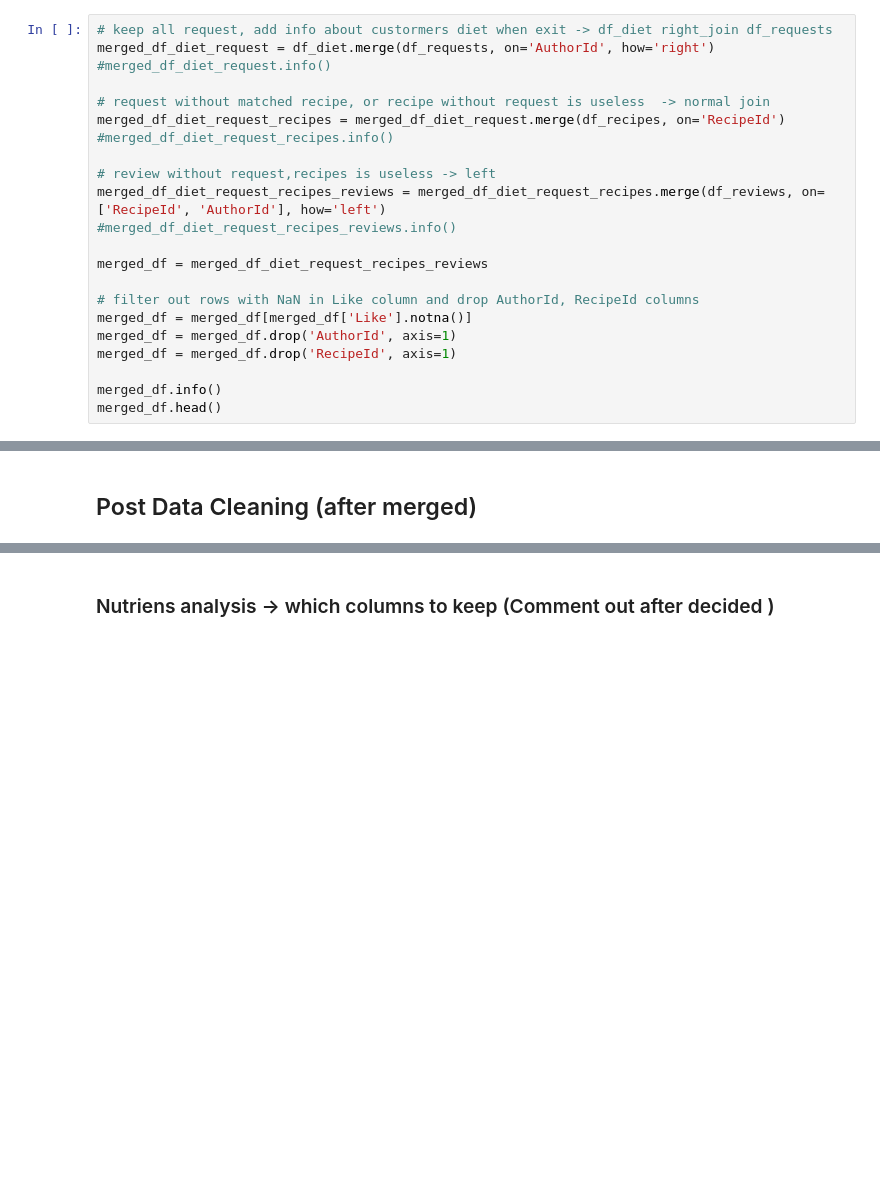
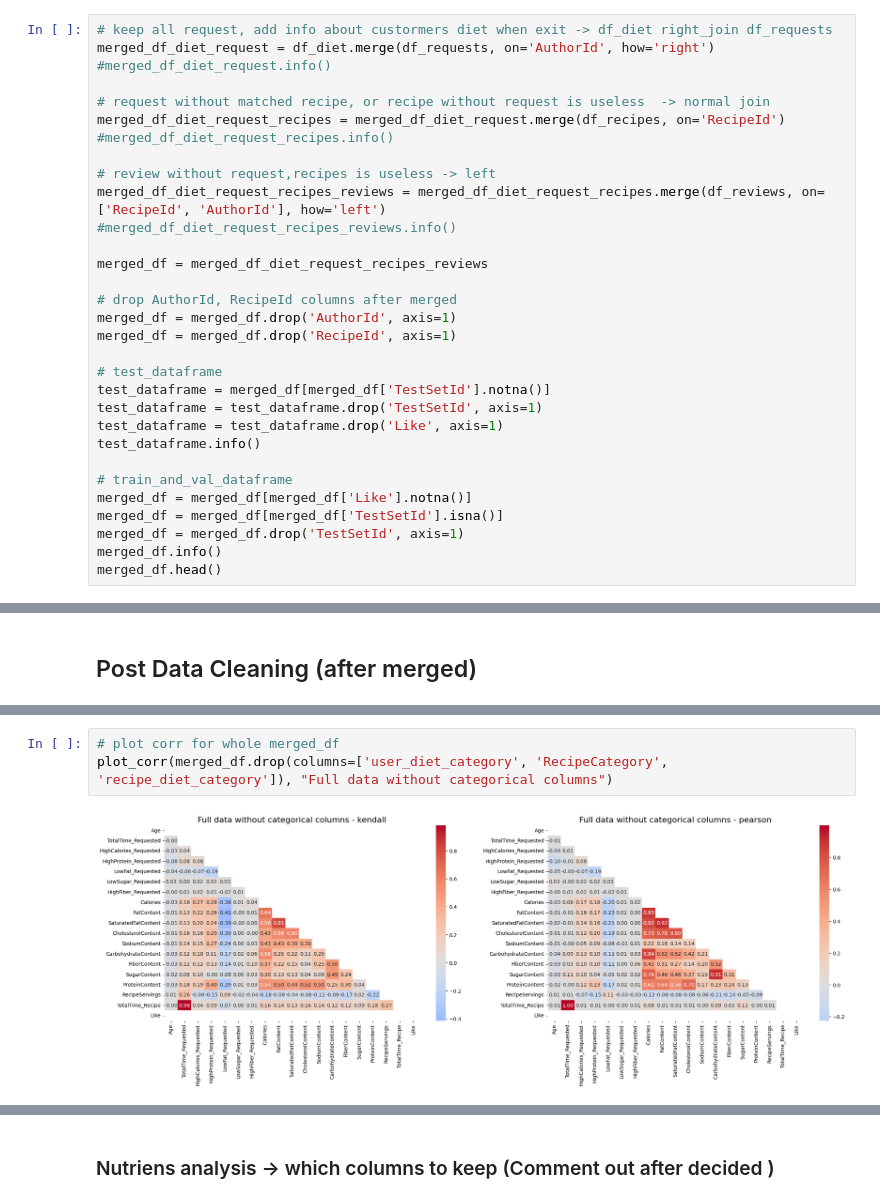
Before and after one commit to MasterWJK/Recepy_Cup_23-24, a Jupyter notebook: training/main_copy_bach_ngoc.ipynb, the cells around one changed output, grey strips where cells are left out. Cells and saved outputs as stored; diff of their text form; blank space fills up the shorter version.

```diff
--- a/training/main_copy_bach_ngoc.ipynb
+++ b/training/main_copy_bach_ngoc.ipynb
@@ -271,11 +266,20 @@ merged_df_diet_request_recipes_reviews = merged_df_diet_request_recipes.merge(df
 
 merged_df = merged_df_diet_request_recipes_reviews
 
-# filter out rows with NaN in Like column and drop AuthorId, RecipeId columns
-merged_df = merged_df[merged_df['Like'].notna()]
+# drop AuthorId, RecipeId columns after merged
 merged_df = merged_df.drop('AuthorId', axis=1)
 merged_df = merged_df.drop('RecipeId', axis=1)
 
+# test_dataframe
+test_dataframe = merged_df[merged_df['TestSetId'].notna()]
+test_dataframe = test_dataframe.drop('TestSetId', axis=1)
+test_dataframe = test_dataframe.drop('Like', axis=1)
+test_dataframe.info()
+
+# train_and_val_dataframe
+merged_df = merged_df[merged_df['Like'].notna()]
+merged_df = merged_df[merged_df['TestSetId'].isna()]
+merged_df = merged_df.drop('TestSetId', axis=1)
 merged_df.info()
 merged_df.head()
 # %% [output]
@@ -320,0 +329,5 @@ merged_df = merged_df.drop(columns=['TotalTime_Requested', 'TotalTime_Recipe'])
+# %%
+# plot corr for whole merged_df
+plot_corr(merged_df.drop(columns=['user_diet_category', 'RecipeCategory', 'recipe_diet_category']), "Full data without categorical columns")
+# %% [output]
+[figure, added]
```
Also changed, not shown: parts of 7 cells of this notebook.
